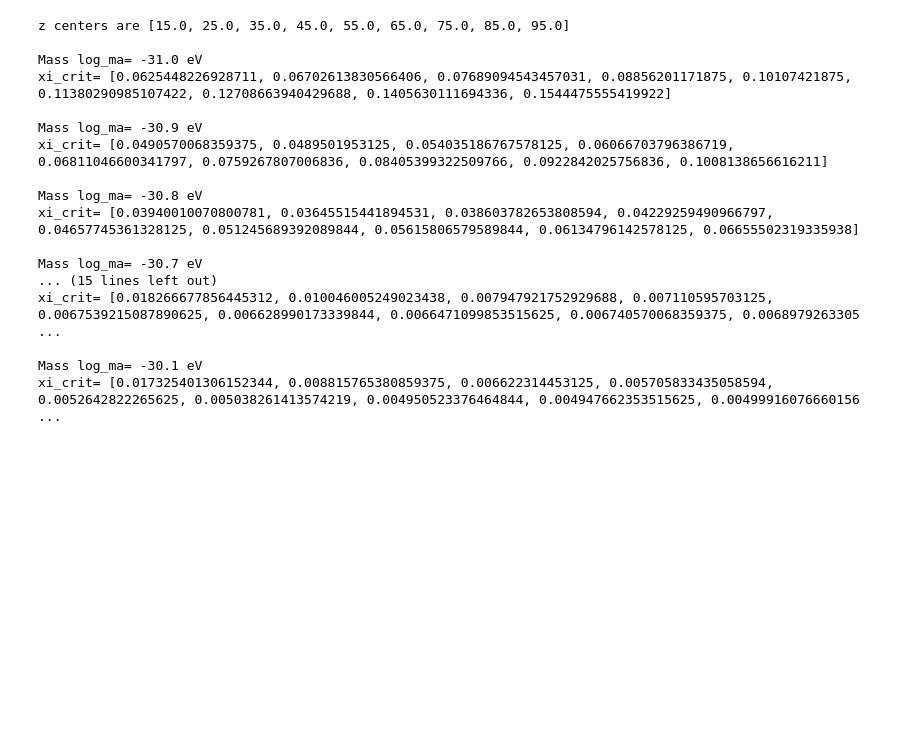
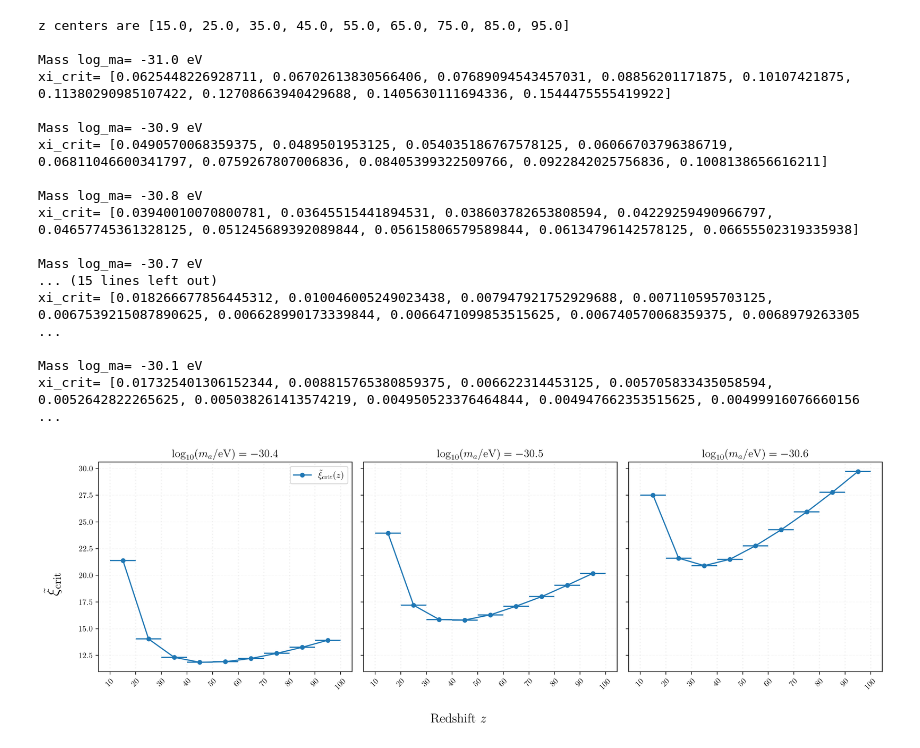
Before and after one commit to SirlettiSS/birefINJ, a Jupyter notebook: biref_iso_inject/Kick_out_diff_masses.ipynb, the cells around one changed output. Drawn from its saved outputs; the diff is of its cells as text; code cells hidden in the pictures; blank space fills up the shorter version.

Commit message:
phi thermodynamics + grid analysis

```diff
--- a/biref_iso_inject/Kick_out_diff_masses.ipynb
+++ b/biref_iso_inject/Kick_out_diff_masses.ipynb
@@ -68,7 +68,7 @@ from mpl_toolkits.mplot3d import Axes3D
 # %%
 #Fixed parameters for the phi dynamics and injection
 
-logm = -30.50
+logm = -30.60
 tf, n = 100, 1
 theta_ini = 0.01
 
@@ -356,3 +356,36 @@ xi_crit= [0.018266677856445312, 0.010046005249023438, 0.007947921752929688, 0.00
 
 Mass log_ma= -30.1 eV
 xi_crit= [0.017325401306152344, 0.008815765380859375, 0.006622314453125, 0.005705833435058594, 0.0052642822265625, 0.005038261413574219, 0.004950523376464844, 0.004947662353515625, 0.00499916076660156 ...
+# %%
+target_masses = [-30.4, -30.5, -30.6]
+
+fig, axes = plt.subplots(nrows=1, ncols=3, figsize=(15, 5), sharex=True, sharey=True)
+
+for ax, current_logm in zip(axes, target_masses):
+    xi_values = np.array(list(all_critical_values[current_logm].values())) * 1e3
+
+    ax.plot(z_centers, xi_values, marker='o', linestyle='-', color='C0',
+            markersize=5, linewidth=1.5, alpha=1, label=r'$\tilde{\xi}_{\rm crit}(z)$')
+
+    for (z_start, z_end), xi in zip(z_bins, xi_values):
+        z_min, z_max = min(z_start, z_end), max(z_start, z_end)
+        ax.hlines(y=xi, xmin=z_min, xmax=z_max, color='C0', linestyle='-', linewidth=1.5)
+
+    for edge in z_edges:
+        ax.axvline(x=edge, color='gray', linestyle=':', alpha=0.1)
+
+    ax.set_title(rf"$\log_{{10}}(m_a/\mathrm{{eV}}) = {current_logm:.1f}$", fontsize=14)
+    ax.set_xticks(z_edges)
+    ax.tick_params(axis='x', rotation=45)
+    ax.grid(axis='y', linestyle='--', alpha=0.1)
+
+axes[0].legend(fontsize=11, loc='best')
+
+fig.supxlabel(r'Redshift $z$', fontsize=16)
+fig.supylabel(r'$\tilde{\xi}_{\rm crit}$', fontsize=20)
+
+plt.tight_layout(rect=[0.02, 0.03, 1, 1])  # spazio sia a sinistra che in basso
+plt.savefig('xi_crit_vs_redshift_3panel.pdf', bbox_inches='tight', dpi=300)
+plt.show()
+# %% [output]
+[figure, added]
```
Also changed, not shown: parts of 1 cell of this notebook, 38 other files.
